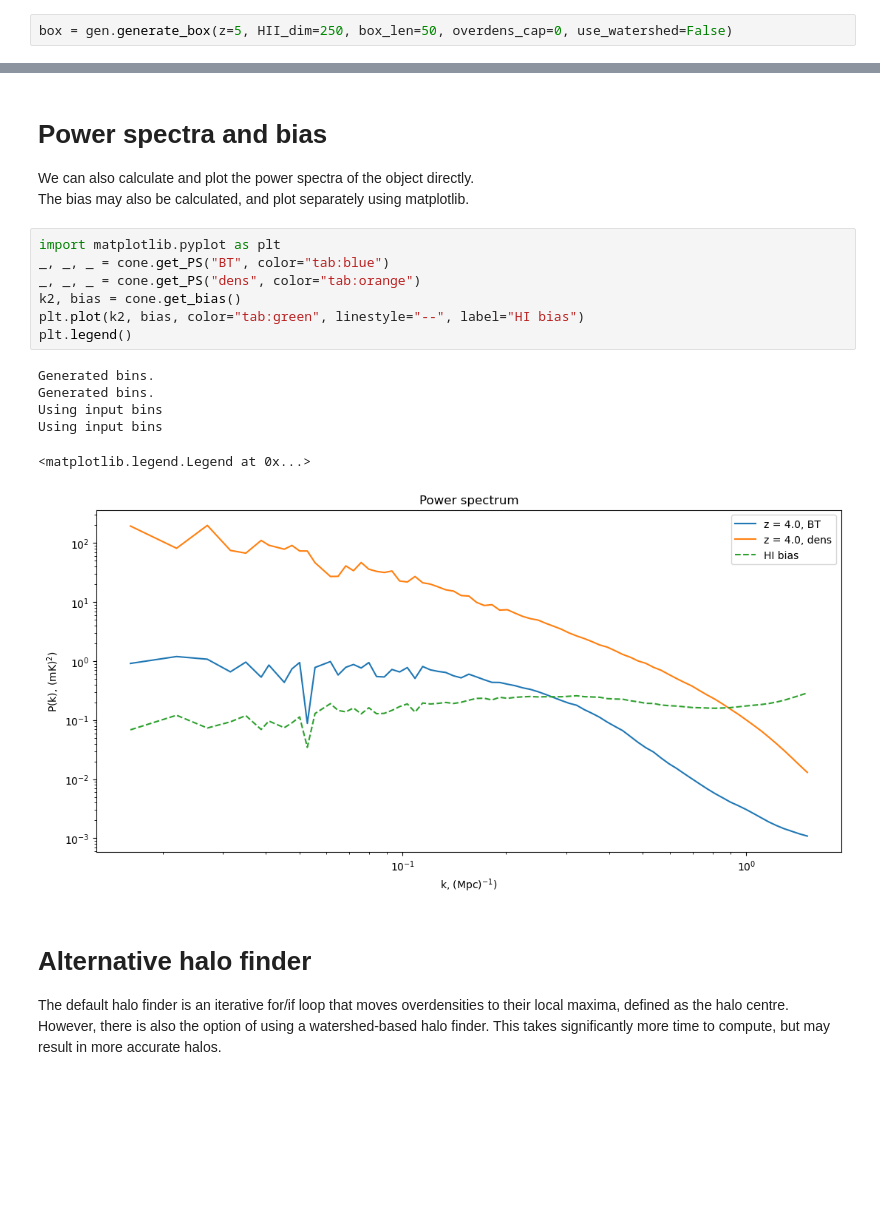
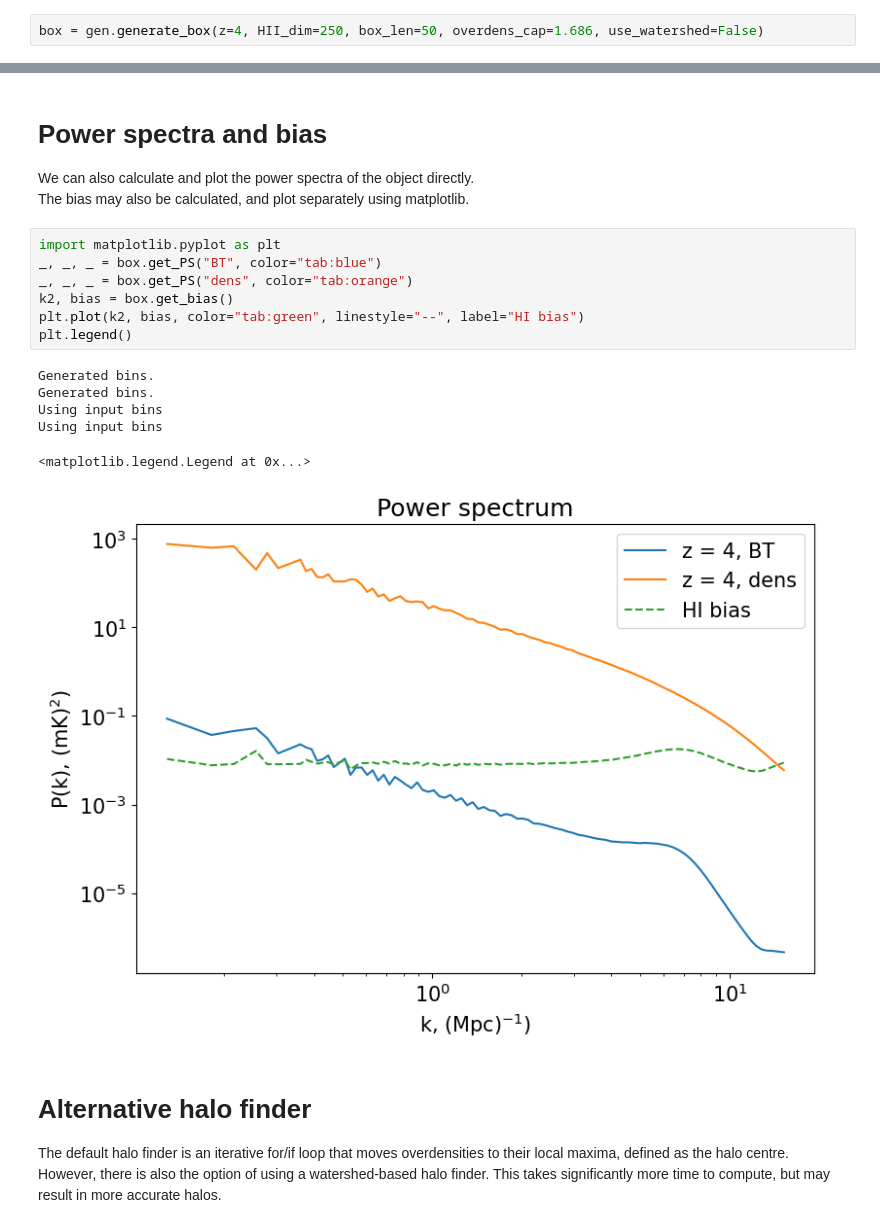
Before and after one commit to raxquax123/postEoR, a Jupyter notebook: examples.ipynb, the cells around one changed output, grey strips where cells are left out. Cells and saved outputs as stored; diff of their text form; blank space fills up the shorter version.

```diff
--- a/examples.ipynb
+++ b/examples.ipynb
@@ -57,3 +61,3 @@ cone.plot_slice(field="BT", vmax=0.005)
 # %%
-box = gen.generate_box(z=5, HII_dim=250, box_len=50, overdens_cap=0, use_watershed=False)
+box = gen.generate_box(z=4, HII_dim=250, box_len=50, overdens_cap=1.686, use_watershed=False)
 # %% [output]
@@ -109,18 +116,18 @@ We can also calculate and plot the power spectra of the object directly. <br>
 The bias may also be calculated, and plot separately using matplotlib.
 # %%
 import matplotlib.pyplot as plt
-_, _, _ = cone.get_PS("BT", color="tab:blue")
-_, _, _ = cone.get_PS("dens", color="tab:orange")
-k2, bias = cone.get_bias()
+_, _, _ = box.get_PS("BT", color="tab:blue")
+_, _, _ = box.get_PS("dens", color="tab:orange")
+k2, bias = box.get_bias()
 plt.plot(k2, bias, color="tab:green", linestyle="--", label="HI bias")
 plt.legend()
 # %% [output]
 Generated bins.
 Generated bins.
 Using input bins
 Using input bins
 <matplotlib.legend.Legend at 0x...>
-[figure, old version]
+[figure, new version]
 # %% [markdown]
 # Alternative halo finder
 
```
Also changed, not shown: parts of 6 cells of this notebook, 2 other files.
